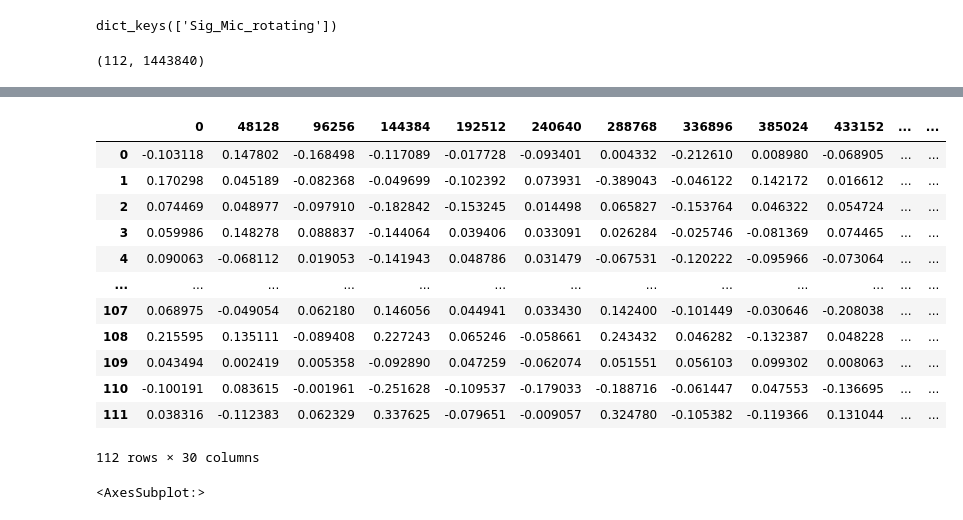
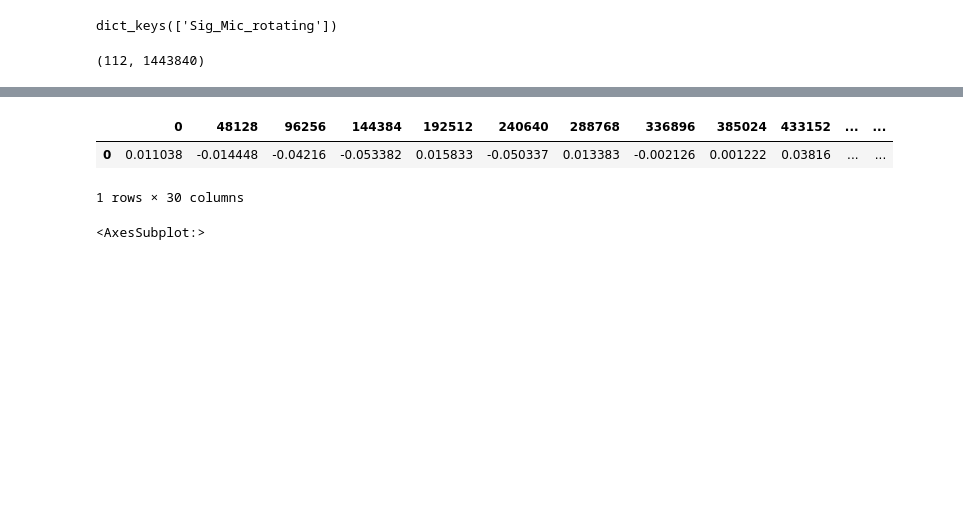
Before and after one commit to gonespral/wind-turbine-noise-measurement-and-prediction, a Jupyter notebook: data_analysis.ipynb, the cells around one changed output, grey strips where cells are left out. Saved outputs shown, nothing was run; the diff lists cells and outputs as text; code cells hidden in the pictures; blank space fills up the shorter version.

Commit message:
Added mean microphone signal

```diff
--- a/data_analysis.ipynb
+++ b/data_analysis.ipynb
@@ -35,24 +35,20 @@ df
 # %%
 sample_rate = 48128
 
 # Reduce number of points to plot in heatmap
 df_compact = df.iloc[::1,::sample_rate]
 
-df_compact
+# Get averaged values for each column
+df_mean = pd.DataFrame()
+for col in df_compact.columns:
+    mean = df_compact[col].mean()
+    df_mean[col] = [mean]
+
+df_mean
 # %% [output]
 |  | 0 | 48128 | 96256 | 144384 | 192512 | 240640 | 288768 | 336896 | 385024 | 433152 | ... | ... |
-| 0 | -0.103118 | 0.147802 | -0.168498 | -0.117089 | -0.017728 | -0.093401 | 0.004332 | -0.212610 | 0.008980 | -0.068905 | ... | ... |
-| 1 | 0.170298 | 0.045189 | -0.082368 | -0.049699 | -0.102392 | 0.073931 | -0.389043 | -0.046122 | 0.142172 | 0.016612 | ... | ... |
-| 2 | 0.074469 | 0.048977 | -0.097910 | -0.182842 | -0.153245 | 0.014498 | 0.065827 | -0.153764 | 0.046322 | 0.054724 | ... | ... |
-| 3 | 0.059986 | 0.148278 | 0.088837 | -0.144064 | 0.039406 | 0.033091 | 0.026284 | -0.025746 | -0.081369 | 0.074465 | ... | ... |
-| 4 | 0.090063 | -0.068112 | 0.019053 | -0.141943 | 0.048786 | 0.031479 | -0.067531 | -0.120222 | -0.095966 | -0.073064 | ... | ... |
-| ... | ... | ... | ... | ... | ... | ... | ... | ... | ... | ... | ... | ... |
-| 107 | 0.068975 | -0.049054 | 0.062180 | 0.146056 | 0.044941 | 0.033430 | 0.142400 | -0.101449 | -0.030646 | -0.208038 | ... | ... |
-| 108 | 0.215595 | 0.135111 | -0.089408 | 0.227243 | 0.065246 | -0.058661 | 0.243432 | 0.046282 | -0.132387 | 0.048228 | ... | ... |
-| 109 | 0.043494 | 0.002419 | 0.005358 | -0.092890 | 0.047259 | -0.062074 | 0.051551 | 0.056103 | 0.099302 | 0.008063 | ... | ... |
-| 110 | -0.100191 | 0.083615 | -0.001961 | -0.251628 | -0.109537 | -0.179033 | -0.188716 | -0.061447 | 0.047553 | -0.136695 | ... | ... |
-| 111 | 0.038316 | -0.112383 | 0.062329 | 0.337625 | -0.079651 | -0.009057 | 0.324780 | -0.105382 | -0.119366 | 0.131044 | ... | ... |
+| 0 | 0.011038 | -0.014448 | -0.04216 | -0.053382 | 0.015833 | -0.050337 | 0.013383 | -0.002126 | 0.001222 | 0.03816 | ... | ... |
-112 rows × 30 columns
+1 rows × 30 columns
 # %%
 sns.heatmap(df_compact)
 # %% [output]
```
Also changed, not shown: parts of 3 cells of this notebook.
